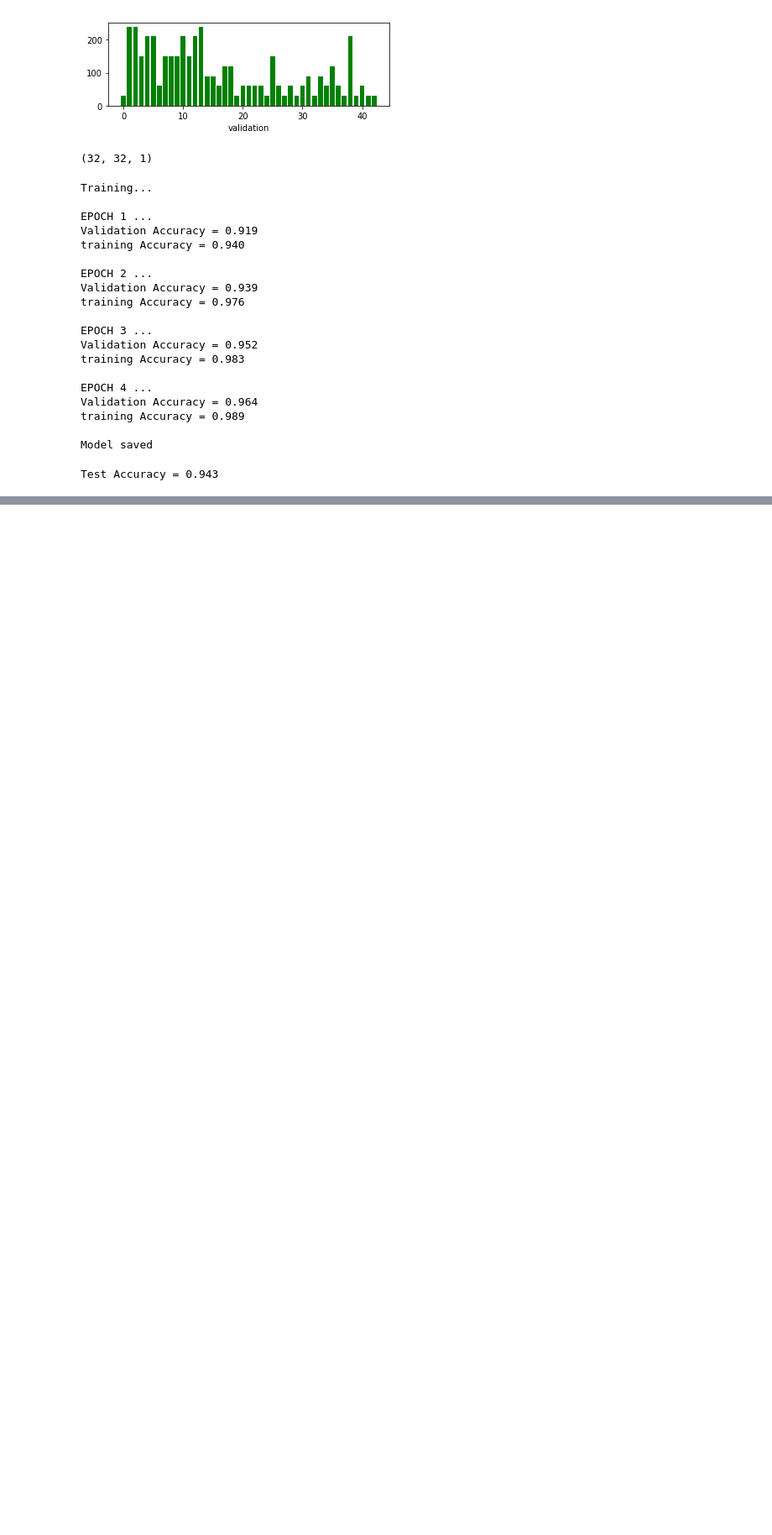
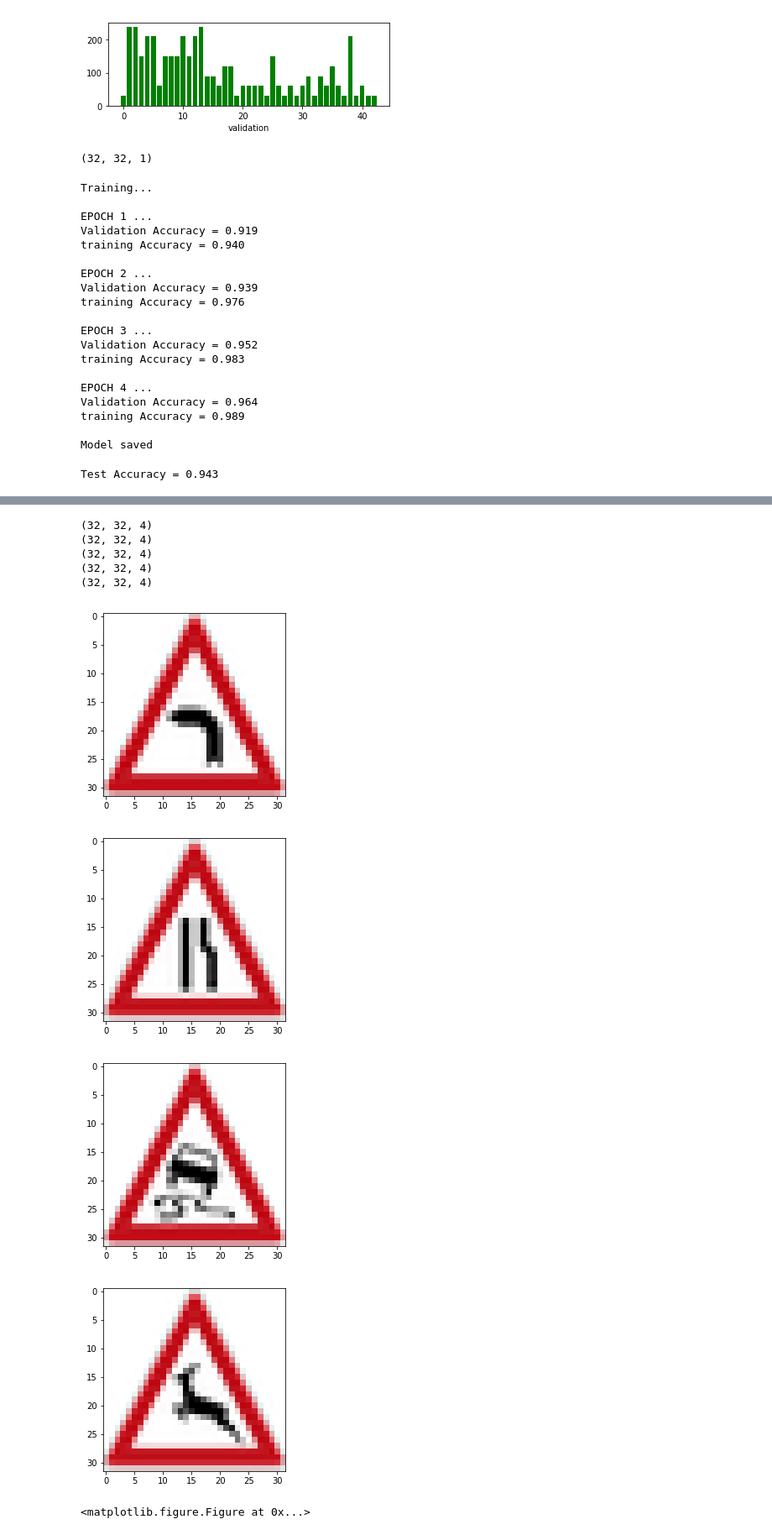
Before and after one commit to anikur93/Udacity_Traffic_sign_classifier_project2, a Jupyter notebook: Traffic_Sign_Classifier.ipynb, the cells around one changed output, grey strips where cells are left out. Shown: that part at 84% size. Drawn from its saved outputs; the diff is of its cells as text; code cells hidden in the pictures; blank space fills up the shorter version.

```diff
--- a/Traffic_Sign_Classifier.ipynb
+++ b/Traffic_Sign_Classifier.ipynb
@@ -301,0 +337,33 @@ Test Accuracy = 0.943
+# %%
+import PIL
+from PIL import Image
+import os
+#os.listdir("5_examples/")
+for i in range(0,len(os.listdir("5_examples/"))):
+    img = Image.open("5_examples/" + os.listdir("5_examples/")[i])
+    img = img.resize((32,32), PIL.Image.ANTIALIAS)
+    img.save("5_examples/" + os.listdir("5_examples/")[i])
+# %%
+import os
+os.listdir("5_examples/")
+imglist = []
+for i in range(0,len(os.listdir("5_examples/"))):
+    img = mpimg.imread("5_examples/" + os.listdir("5_examples/")[i])
+    #img = list(img)
+    imglist.append(img)
+    plt.imshow(img)
+    plt.figure(i+1)
+    print(img.shape)
+plt.show()
+imglist[2].shape
+# %% [output]
+(32, 32, 4)
+(32, 32, 4)
+(32, 32, 4)
+(32, 32, 4)
+(32, 32, 4)
+[figure, added]
+[figure, added]
+[figure, added]
+[figure, added]
+<matplotlib.figure.Figure at 0x...>
```
Also changed, not shown: parts of 15 cells of this notebook.
